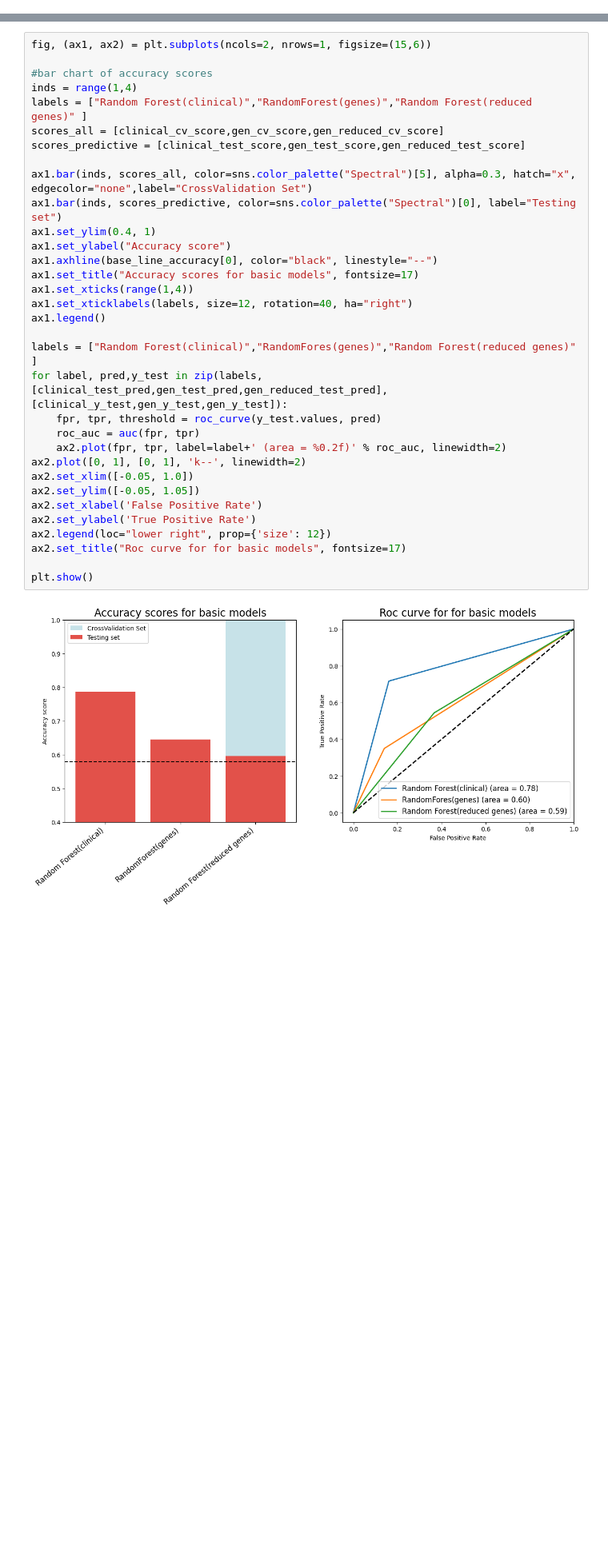
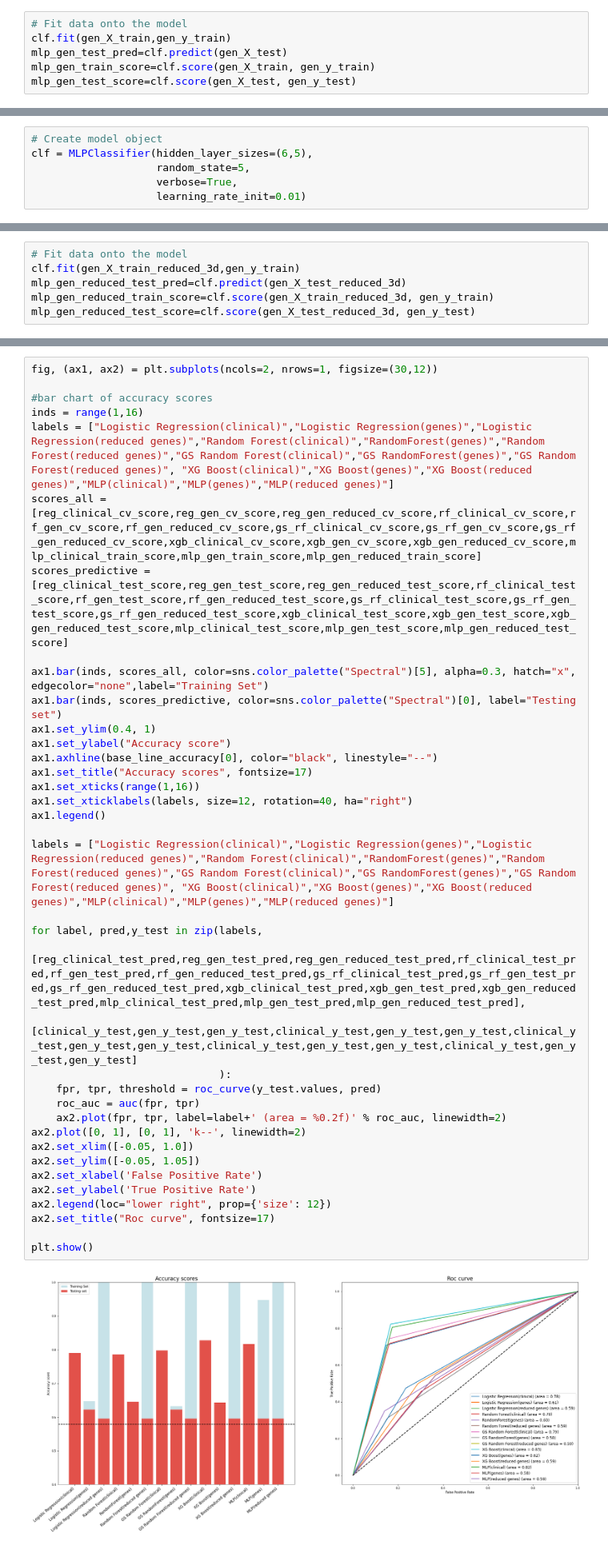
Before and after one commit to mohammadtaghi005/Breast-Cancer-Prediction, a Jupyter notebook: ML_Project.ipynb, the cells around one changed output, grey strips where cells are left out. Shown at 80% size. Cells and saved outputs as stored; diff of their text form; blank space fills up the shorter version.

Commit message:
final_commit
added model comparison and complete mlp-multiple classic methods added

```diff
--- a/ML_Project.ipynb
+++ b/ML_Project.ipynb
@@ -613,0 +1276,6 @@ In this section, you must implement a neural network model for clinical, gene ex
+# %%
+# Fit data onto the model
+clf.fit(gen_X_train,gen_y_train)
+mlp_gen_test_pred=clf.predict(gen_X_test)
+mlp_gen_train_score=clf.score(gen_X_train, gen_y_train)
+mlp_gen_test_score=clf.score(gen_X_test, gen_y_test)
@@ -613,0 +1316,6 @@ In this section, you must implement a neural network model for clinical, gene ex
+# %%
+# Create model object
+clf = MLPClassifier(hidden_layer_sizes=(6,5),
+                    random_state=5,
+                    verbose=True,
+                    learning_rate_init=0.01)
@@ -613,0 +1326,6 @@ In this section, you must implement a neural network model for clinical, gene ex
+# %%
+# Fit data onto the model
+clf.fit(gen_X_train_reduced_3d,gen_y_train)
+mlp_gen_reduced_test_pred=clf.predict(gen_X_test_reduced_3d)
+mlp_gen_reduced_train_score=clf.score(gen_X_train_reduced_3d, gen_y_train)
+mlp_gen_reduced_test_score=clf.score(gen_X_test_reduced_3d, gen_y_test)
@@ -616,37 +1364,41 @@ In this section, you must implement a neural network model for clinical, gene ex
 # %% [markdown]
 Compare different models and different datasets (clinical, gene expressions, and gene reduced expressions) and try to explain their differences.
 # %%
-fig, (ax1, ax2) = plt.subplots(ncols=2, nrows=1, figsize=(15,6))
+fig, (ax1, ax2) = plt.subplots(ncols=2, nrows=1, figsize=(30,12))
 
 #bar chart of accuracy scores
-inds = range(1,4)
-labels = ["Random Forest(clinical)","RandomForest(genes)","Random Forest(reduced genes)" ]
-scores_all = [clinical_cv_score,gen_cv_score,gen_reduced_cv_score]
-scores_predictive = [clinical_test_score,gen_test_score,gen_reduced_test_score]
+inds = range(1,16)
+labels = ["Logistic Regression(clinical)","Logistic Regression(genes)","Logistic Regression(reduced genes)","Random Forest(clinical)","RandomForest(genes)","Random Forest(reduced genes)","GS Random Forest(clinical)","GS RandomForest(genes)","GS Random Forest(reduced genes)", "XG Boost(clinical)","XG Boost(genes)","XG Boost(reduced genes)","MLP(clinical)","MLP(genes)","MLP(reduced genes)"]
+scores_all = [reg_clinical_cv_score,reg_gen_cv_score,reg_gen_reduced_cv_score,rf_clinical_cv_score,rf_gen_cv_score,rf_gen_reduced_cv_score,gs_rf_clinical_cv_score,gs_rf_gen_cv_score,gs_rf_gen_reduced_cv_score,xgb_clinical_cv_score,xgb_gen_cv_score,xgb_gen_reduced_cv_score,mlp_clinical_train_score,mlp_gen_train_score,mlp_gen_reduced_train_score]
+scores_predictive = [reg_clinical_test_score,reg_gen_test_score,reg_gen_reduced_test_score,rf_clinical_test_score,rf_gen_test_score,rf_gen_reduced_test_score,gs_rf_clinical_test_score,gs_rf_gen_test_score,gs_rf_gen_reduced_test_score,xgb_clinical_test_score,xgb_gen_test_score,xgb_gen_reduced_test_score,mlp_clinical_test_score,mlp_gen_test_score,mlp_gen_reduced_test_score]
 
-ax1.bar(inds, scores_all, color=sns.color_palette("Spectral")[5], alpha=0.3, hatch="x", edgecolor="none",label="CrossValidation Set")
+ax1.bar(inds, scores_all, color=sns.color_palette("Spectral")[5], alpha=0.3, hatch="x", edgecolor="none",label="Training Set")
 ax1.bar(inds, scores_predictive, color=sns.color_palette("Spectral")[0], label="Testing set")
 ax1.set_ylim(0.4, 1)
 ax1.set_ylabel("Accuracy score")
 ax1.axhline(base_line_accuracy[0], color="black", linestyle="--")
-ax1.set_title("Accuracy scores for basic models", fontsize=17)
-ax1.set_xticks(range(1,4))
+ax1.set_title("Accuracy scores", fontsize=17)
+ax1.set_xticks(range(1,16))
 ax1.set_xticklabels(labels, size=12, rotation=40, ha="right")
 ax1.legend()
 
-labels = ["Random Forest(clinical)","RandomFores(genes)","Random Forest(reduced genes)" ]
-for label, pred,y_test in zip(labels, [clinical_test_pred,gen_test_pred,gen_reduced_test_pred],[clinical_y_test,gen_y_test,gen_y_test]):
+labels = ["Logistic Regression(clinical)","Logistic Regression(genes)","Logistic Regression(reduced genes)","Random Forest(clinical)","RandomForest(genes)","Random Forest(reduced genes)","GS Random Forest(clinical)","GS RandomForest(genes)","GS Random Forest(reduced genes)", "XG Boost(clinical)","XG Boost(genes)","XG Boost(reduced genes)","MLP(clinical)","MLP(genes)","MLP(reduced genes)"]
+
+for label, pred,y_test in zip(labels,
+                              [reg_clinical_test_pred,reg_gen_test_pred,reg_gen_reduced_test_pred,rf_clinical_test_pred,rf_gen_test_pred,rf_gen_reduced_test_pred,gs_rf_clinical_test_pred,gs_rf_gen_test_pred,gs_rf_gen_reduced_test_pred,xgb_clinical_test_pred,xgb_gen_test_pred,xgb_gen_reduced_test_pred,mlp_clinical_test_pred,mlp_gen_test_pred,mlp_gen_reduced_test_pred],
+                              [clinical_y_test,gen_y_test,gen_y_test,clinical_y_test,gen_y_test,gen_y_test,clinical_y_test,gen_y_test,gen_y_test,clinical_y_test,gen_y_test,gen_y_test,clinical_y_test,gen_y_test,gen_y_test]
+                              ):
     fpr, tpr, threshold = roc_curve(y_test.values, pred)
     roc_auc = auc(fpr, tpr)
     ax2.plot(fpr, tpr, label=label+' (area = %0.2f)' % roc_auc, linewidth=2)
 ax2.plot([0, 1], [0, 1], 'k--', linewidth=2)
 ax2.set_xlim([-0.05, 1.0])
 ax2.set_ylim([-0.05, 1.05])
 ax2.set_xlabel('False Positive Rate')
 ax2.set_ylabel('True Positive Rate')
 ax2.legend(loc="lower right", prop={'size': 12})
-ax2.set_title("Roc curve for for basic models", fontsize=17)
+ax2.set_title("Roc curve", fontsize=17)
 
 plt.show()
 # %% [output]
-[figure, old version]
+[figure, new version]
```
Also changed, not shown: parts of 108 cells of this notebook.
